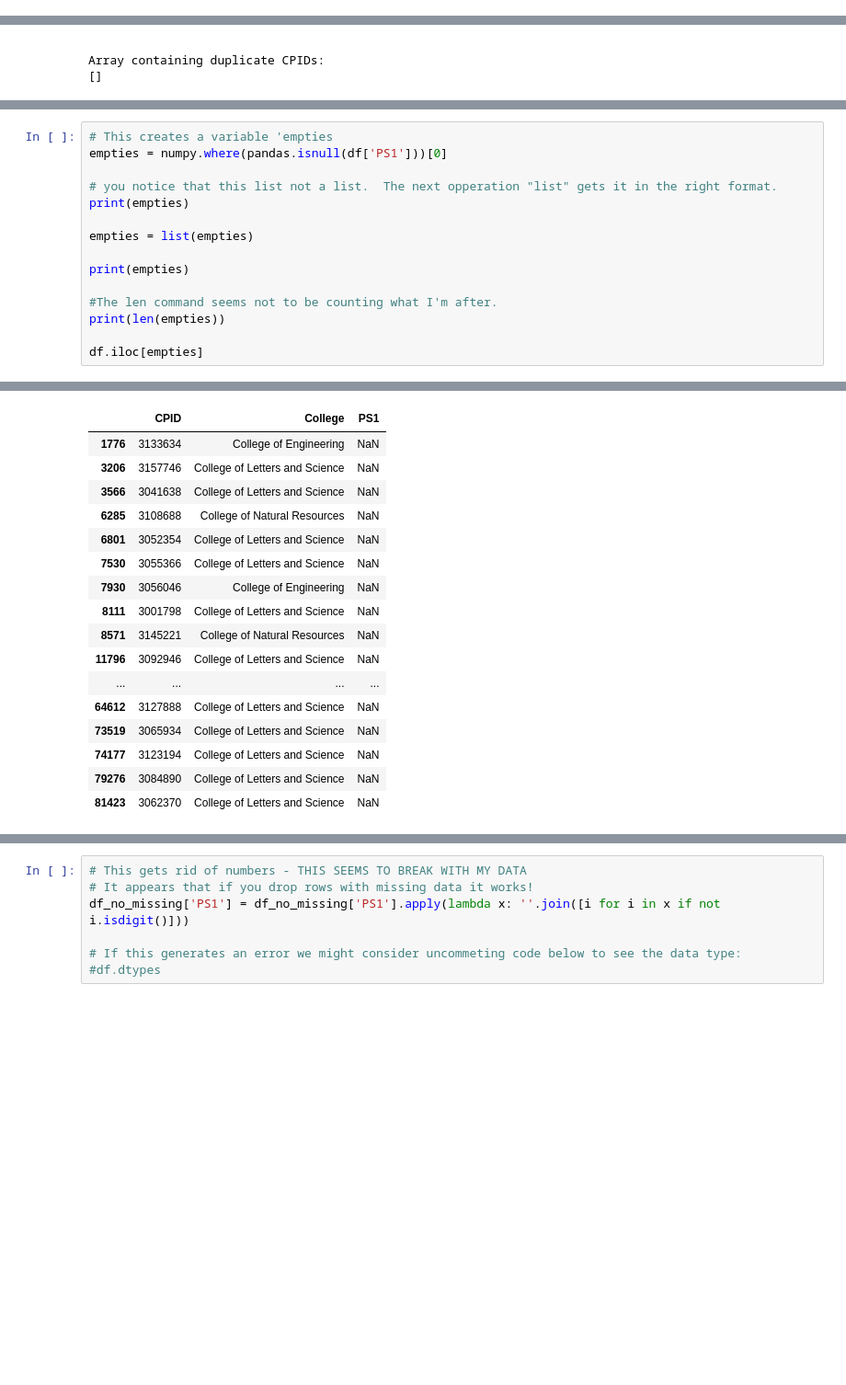
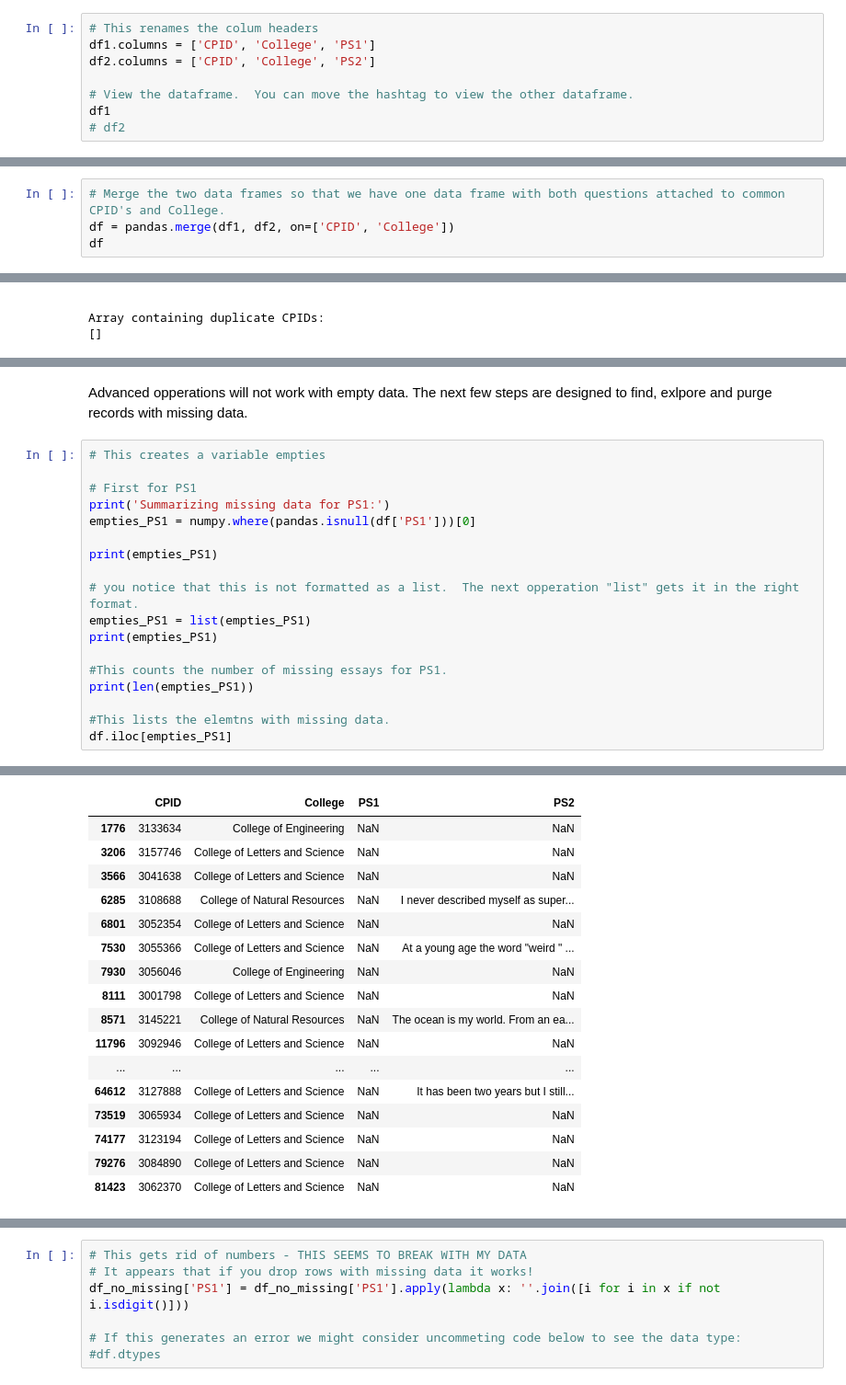
Before and after one commit to BeniamG/Admissions_Essays, a Jupyter notebook: Admissions_Essays_Full_Test_Topic_Modeling.ipynb, the cells around one changed output, grey strips where cells are left out. Shown at 92% size. Drawn from its saved outputs; the diff is of its cells as text; blank space fills up the shorter version.

```diff
--- a/Admissions_Essays_Full_Test_Topic_Modeling.ipynb
+++ b/Admissions_Essays_Full_Test_Topic_Modeling.ipynb
@@ -120,0 +84,8 @@ df
+# %%
+# This renames the colum headers
+df1.columns = ['CPID', 'College', 'PS1']
+df2.columns = ['CPID', 'College', 'PS2']
+
+# View the dataframe.  You can move the hashtag to view the other dataframe.
+df1
+# df2
@@ -120,0 +115,4 @@ df
+# %%
+# Merge the two data frames so that we have one data frame with both questions attached to common CPID's and College.
+df = pandas.merge(df1, df2, on=['CPID', 'College'])
+df
@@ -167,16 +202,21 @@ Array containing duplicate CPIDs:
+# %% [markdown]
+Advanced opperations will not work with empty data.  The next few steps are designed to find, exlpore and purge records with missing data.
 # %%
-# This creates a variable 'empties
-empties = numpy.where(pandas.isnull(df['PS1']))[0]
+# This creates a variable empties
 
-# you notice that this list not a list.  The next opperation "list" gets it in the right format.
-print(empties)
+# First for PS1
+print('Summarizing missing data for PS1:')
+empties_PS1 = numpy.where(pandas.isnull(df['PS1']))[0]
 
-empties = list(empties)
+print(empties_PS1)
 
-print(empties)
+# you notice that this is not formatted as a list.  The next opperation "list" gets it in the right format.
+empties_PS1 = list(empties_PS1)
+print(empties_PS1)
 
-#The len command seems not to be counting what I'm after.
-print(len(empties))
+#This counts the number of missing essays for PS1.
+print(len(empties_PS1))
 
-df.iloc[empties]
+#This lists the elemtns with missing data.
+df.iloc[empties_PS1]
 # %% [output]
@@ -183,22 +224,22 @@ df.iloc[empties]
 [ 1776  3206  3566  6285  6801  7530  7930  8111  8571 11796 12977 15694
  19073 23667 24682 26014 28080 28573 29154 29548 31818 40212 41898 44980
  53738 64612 73519 74177 79276 81423]
 [1776, 3206, 3566, 6285, 6801, 7530, 7930, 8111, 8571, 11796, 12977, 15694, 19073, 23667, 24682, 26014, 28080, 28573, 29154, 29548, 31818, 40212, 41898, 44980, 53738, 64612, 73519, 74177, 79276, 81423 ...
 30
-|  | CPID | College | PS1 |
-| 1776 | 3133634 | College of Engineering | NaN |
-| 3206 | 3157746 | College of Letters and Science | NaN |
-| 3566 | 3041638 | College of Letters and Science | NaN |
-| 6285 | 3108688 | College of Natural Resources | NaN |
-| 6801 | 3052354 | College of Letters and Science | NaN |
-| 7530 | 3055366 | College of Letters and Science | NaN |
-| 7930 | 3056046 | College of Engineering | NaN |
-| 8111 | 3001798 | College of Letters and Science | NaN |
-| 8571 | 3145221 | College of Natural Resources | NaN |
-| 11796 | 3092946 | College of Letters and Science | NaN |
-| ... | ... | ... | ... |
-| 64612 | 3127888 | College of Letters and Science | NaN |
-| 73519 | 3065934 | College of Letters and Science | NaN |
-| 74177 | 3123194 | College of Letters and Science | NaN |
-| 79276 | 3084890 | College of Letters and Science | NaN |
-| 81423 | 3062370 | College of Letters and Science | NaN |
+|  | CPID | College | PS1 | PS2 |
+| 1776 | 3133634 | College of Engineering | NaN | NaN |
+| 3206 | 3157746 | College of Letters and Science | NaN | NaN |
+| 3566 | 3041638 | College of Letters and Science | NaN | NaN |
+| 6285 | 3108688 | College of Natural Resources | NaN | I never described myself as super... |
+| 6801 | 3052354 | College of Letters and Science | NaN | NaN |
+| 7530 | 3055366 | College of Letters and Science | NaN | At a young age the word "weird " ... |
+| 7930 | 3056046 | College of Engineering | NaN | NaN |
+| 8111 | 3001798 | College of Letters and Science | NaN | NaN |
+| 8571 | 3145221 | College of Natural Resources | NaN | The ocean is my world. From an ea... |
+| 11796 | 3092946 | College of Letters and Science | NaN | NaN |
+| ... | ... | ... | ... | ... |
+| 64612 | 3127888 | College of Letters and Science | NaN | It has been two years but I still... |
+| 73519 | 3065934 | College of Letters and Science | NaN | NaN |
+| 74177 | 3123194 | College of Letters and Science | NaN | NaN |
+| 79276 | 3084890 | College of Letters and Science | NaN | NaN |
+| 81423 | 3062370 | College of Letters and Science | NaN | NaN |
```
Also changed, not shown: parts of 69 cells of this notebook.
